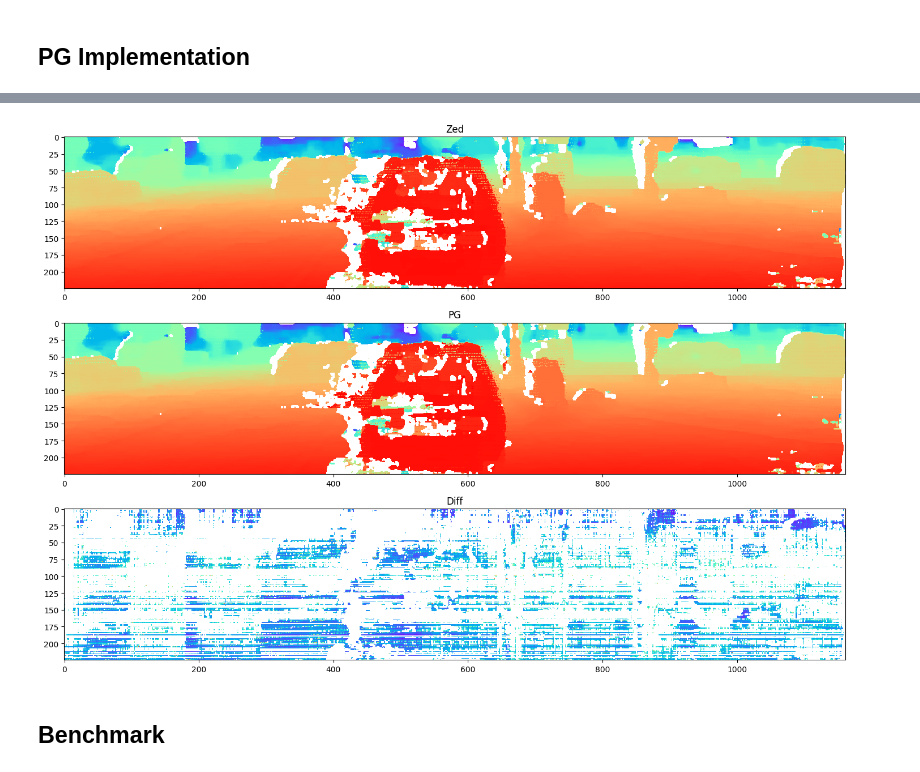
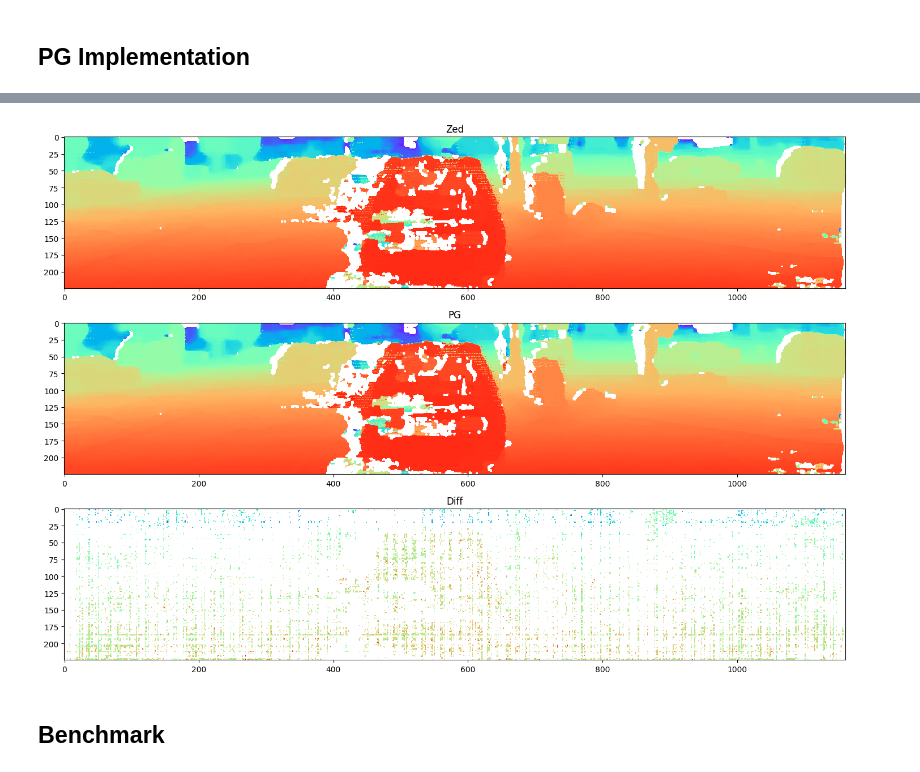
Before and after one commit to ayusufsirin/stereo_vision_starter, a Jupyter notebook: kitti_v6.ipynb, the cells around one changed output, grey strips where cells are left out. Drawn from its saved outputs; the diff is of its cells as text; code cells hidden in the pictures.

```diff
--- a/kitti_v6.ipynb
+++ b/kitti_v6.ipynb
@@ -494,6 +498,6 @@ plt.imshow(np.log(zed_depth.get()), cmap='rainbow_r')
 [figure]
 # %%
-def lpf(img, ncutoff):
+def comp_filt(img):
     # Apply 2D FFT to the image
     f = cp.fft.fft2(img)
 
@@ -502,16 +506,11 @@ def lpf(img, ncutoff):
 
     # Create a circular mask of the same size as the spectrum
     rows, cols = img.shape
-    crow, ccol = rows // 2, cols // 2
-    mask = np.zeros((rows, cols), np.uint8)
-    cutoff = int(min(crow, ccol)*ncutoff)
-    cv2.circle(mask, (ccol, crow), cutoff, 1, -1)
-    # cv2.ellipse(mask, (ccol, crow), (1, 2) * cutoff, 0, 0, 360,  1, -1)
 
-    mask = cp.asarray(mask)
+    fshift_filtered = fshift
+    fshift_filtered[520:642, 0:75] = 0
+    fshift_filtered[520:642, 150::] = 0
 
-    # Apply the mask to the shifted spectrum
-    fshift_filtered = fshift * mask
 
     # Shift the zero frequency component back to the corner of the spectrum
     f_filtered = cp.fft.ifftshift(fshift_filtered)
@@ -529,48 +528,58 @@ def pg(zed_depth, vlp_depth, ncutoff, threshold=100):
 
     while threshold > 0:
         filtered[mask] = vlp_depth[mask]
-        filtered = lpf(filtered, ncutoff)
+        filtered = comp_filt(filtered)
 
         threshold -= 1
         # ncutoff = ncutoff / 10
 
     return filtered
 
 
 pg_depth = pg(
-    cp.array(zed_depth.copy()),
-    cp.array(vlp_depth.copy()),
-    # cp.log(cp.array(zed_depth.copy())),
-    # cp.log(cp.array(vlp_depth.copy())),
-    ncutoff=10,
-    threshold=1000
+    # cp.array(zed_depth.copy()),
+    # cp.array(vlp_depth.copy()),
+    cp.log(cp.array(zed_depth.copy())),
+    cp.log(cp.array(vlp_depth.copy())),
+    ncutoff=0.8,
+    threshold=10
 )
 
-# pg_depth = cp.exp(pg_depth)
+# Null masking
+pg_depth = cp.exp(pg_depth)
 pg_depth[mask] = cp.NAN
-masked_zed_depth = zed_depth
+masked_zed_depth = zed_depth.copy()
 masked_zed_depth[mask] = cp.NAN
 
-# plt.imshow(pg_depth.get(), cmap='rainbow_r')
-# plt.imshow(np.log(pg_depth.get()), cmap='rainbow_r')
-# plt.imshow(np.exp(pg_depth.get()), cmap='rainbow_r')
+# # Edge sharpenning
+# from cupyx.scipy.ndimage import convolve
+# sharpening_kernel = cp.array([
+#     [0, -1, 0],
+#     [-1, 5, -1],
+#     [0, -1, 0]
+# ])
+# pg_depth = convolve(pg_depth, sharpening_kernel)
+
+# Plotting
+vmin = np.min([np.ma.masked_invalid(np.log(pg_depth.get())).min(), np.ma.masked_invalid(np.log(zed_depth.get())).min()])
+vmax = np.max([np.ma.masked_invalid(np.log(pg_depth.get())).max(), np.ma.masked_invalid(np.log(zed_depth.get())).max()])
 
 plt.subplot(3, 1, 1)
-plt.imshow(np.log(masked_zed_depth.get()), cmap='rainbow_r')
+plt.imshow(np.log(masked_zed_depth.get()), cmap='rainbow_r', vmin=vmin, vmax=vmax)
 plt.title('Zed')
 
 plt.subplot(3, 1, 2)
-plt.imshow(np.log(pg_depth.get()), cmap='rainbow_r')
+plt.imshow(np.log(pg_depth.get()), cmap='rainbow_r', vmin=vmin, vmax=vmax)
 plt.title('PG')
 
 plt.subplot(3, 1, 3)
 plt.imshow(np.log(pg_depth.get() - zed_depth.get()), cmap='rainbow_r')
 plt.title('Diff')
 
 plt.tight_layout()
 plt.show()
 # %% [output]
-[figure, old version]
+[figure, new version]
 # %%
 # Visualize the point cloud
 # o3d.visualization.draw_plotly([
```
Also changed, not shown: parts of 10 cells of this notebook.
